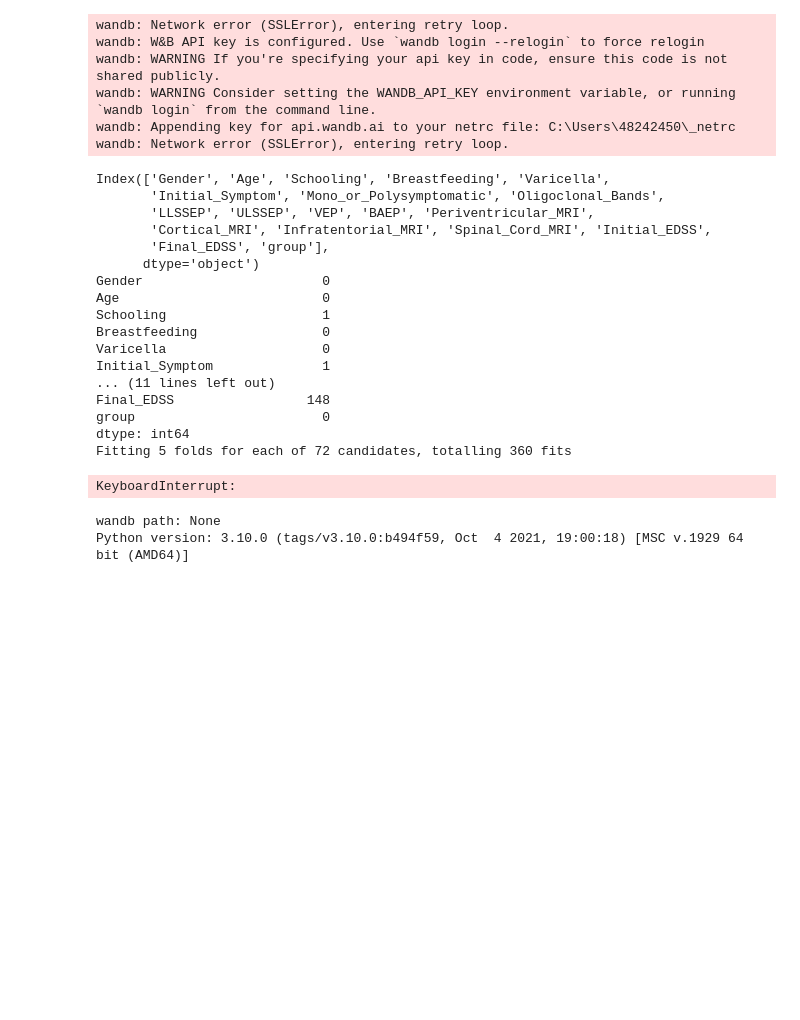
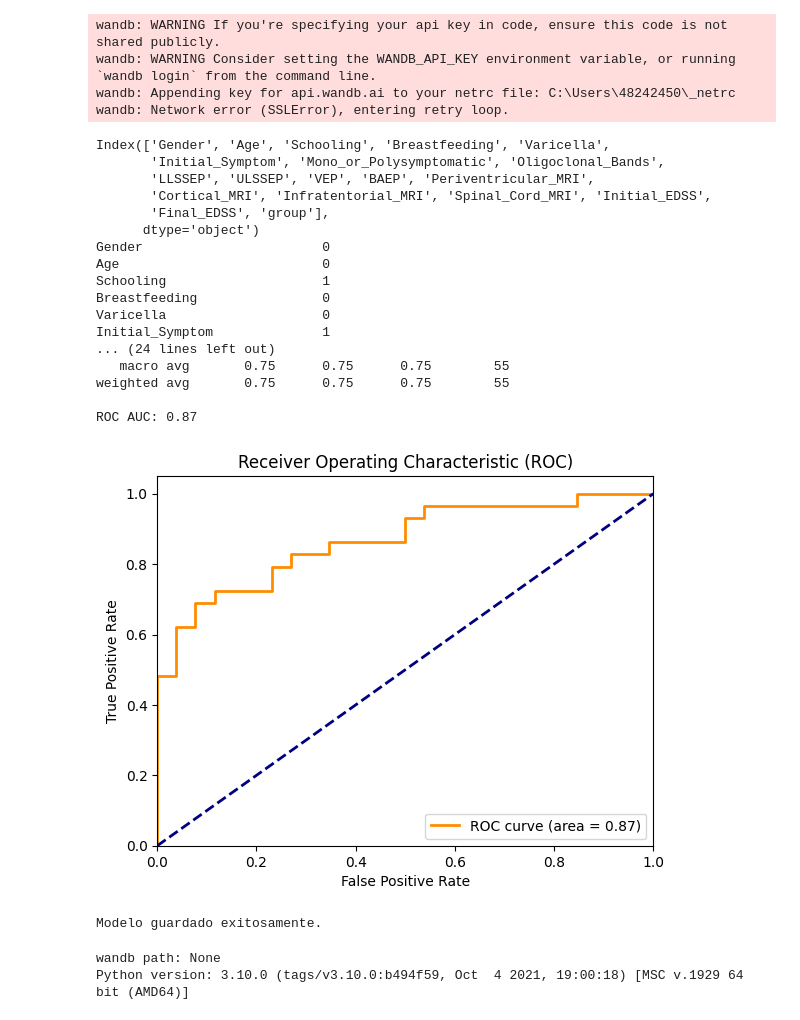
Before and after one commit to BertoloniLucas/SimaAI, a Jupyter notebook: models/SVM.ipynb, the cells around one changed output. Saved outputs shown, nothing was run; the diff lists cells and outputs as text; code cells hidden in the pictures; blank space fills up the shorter version.

```diff
--- a/models/SVM.ipynb
+++ b/models/SVM.ipynb
@@ -6,16 +6,17 @@ from sklearn.metrics import classification_report, confusion_matrix, roc_curve,
 from sklearn.impute import SimpleImputer
 import matplotlib.pyplot as plt
 import wandb
-
+import pickle  # Necesario para guardar el modelo
 import os
+# Crear la carpeta 'models' si no existe
+os.makedirs("models", exist_ok=True)
+# Configuración para wandb
 os.environ["WANDB_NOTEBOOK_NAME"] = "SVM.ipynb"
 wandb.login(key="79ae8864c00938f75bc754c55a37bda8fee5664c")
 wandb.login()
 
-# # Cargar los datos desde el CSV, ignorando la columna de índice
-df = pd.read_csv('./data.csv')
+# Cargar los datos desde el CSV, ignorando la columna de índice
 df = pd.read_csv('./data.csv', index_col=0)
-# df = pd.read_csv('./data.csv')
 
 # Verificar los nombres de las columnas
 print(df.columns)
@@ -68,41 +69,48 @@ roc_auc = roc_auc_score(y_test, y_prob)
 print(f'ROC AUC: {roc_auc:.2f}')
 
 # Graficar la curva ROC
 plt.figure()
 plt.plot(fpr, tpr, color='darkorange', lw=2, label='ROC curve (area = %0.2f)' % roc_auc)
 plt.plot([0, 1], [0, 1], color='navy', lw=2, linestyle='--')
 plt.xlim([0.0, 1.0])
 plt.ylim([0.0, 1.05])
 plt.xlabel('False Positive Rate')
 plt.ylabel('True Positive Rate')
 plt.title('Receiver Operating Characteristic (ROC)')
 plt.legend(loc='lower right')
 plt.show()
+
+# -------------------------
+# Guardar el mejor modelo SVM entrenado
+# -------------------------
+with open("models/modelo_svm_optimizado.pkl", "wb") as f:
+    pickle.dump(best_model, f)
+
+print("Modelo guardado exitosamente.")
 # %% [output]
-wandb: Network error (SSLError), entering retry loop.
-wandb: W&B API key is configured. Use `wandb login --relogin` to force relogin
 wandb: WARNING If you're specifying your api key in code, ensure this code is not shared publicly.
 wandb: WARNING Consider setting the WANDB_API_KEY environment variable, or running `wandb login` from the command line.
 wandb: Appending key for api.wandb.ai to your netrc file: C:\Users\48242450\_netrc
 wandb: Network error (SSLError), entering retry loop.
 Index(['Gender', 'Age', 'Schooling', 'Breastfeeding', 'Varicella',
        'Initial_Symptom', 'Mono_or_Polysymptomatic', 'Oligoclonal_Bands',
        'LLSSEP', 'ULSSEP', 'VEP', 'BAEP', 'Periventricular_MRI',
        'Cortical_MRI', 'Infratentorial_MRI', 'Spinal_Cord_MRI', 'Initial_EDSS',
        'Final_EDSS', 'group'],
       dtype='object')
 Gender                       0
 Age                          0
 Schooling                    1
 Breastfeeding                0
 Varicella                    0
 Initial_Symptom              1
-... (11 lines left out)
-Final_EDSS                 148
-group                        0
-dtype: int64
-Fitting 5 folds for each of 72 candidates, totalling 360 fits
+... (24 lines left out)
+   macro avg       0.75      0.75      0.75        55
+weighted avg       0.75      0.75      0.75        55
+
+ROC AUC: 0.87
+[figure, added]
-KeyboardInterrupt:
+Modelo guardado exitosamente.
 # %%
 import wandb
 import sys
```
Also changed, not shown: parts of 1 cell of this notebook, 4 other files.
